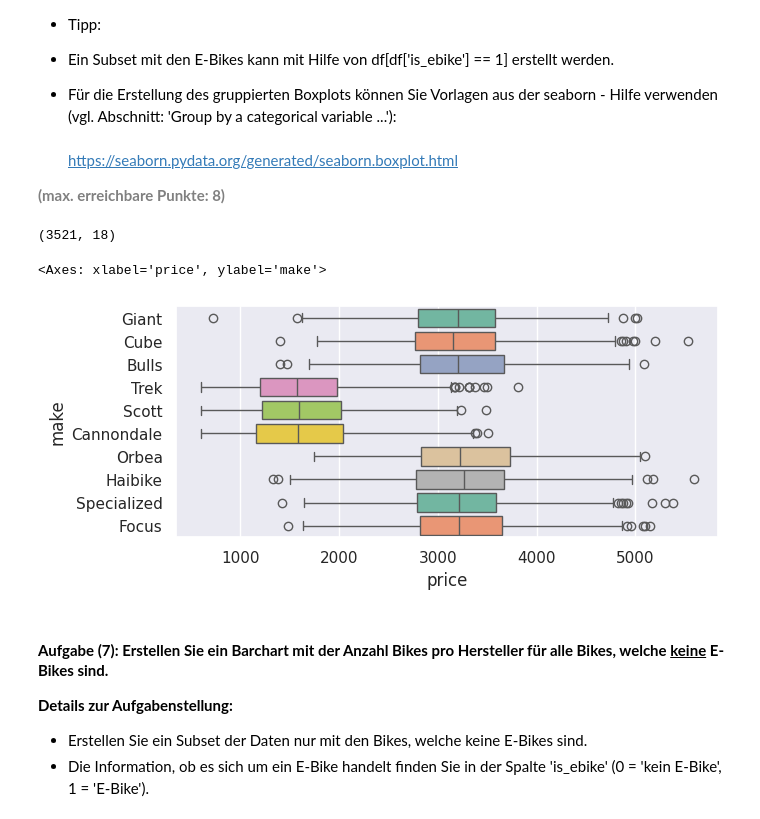
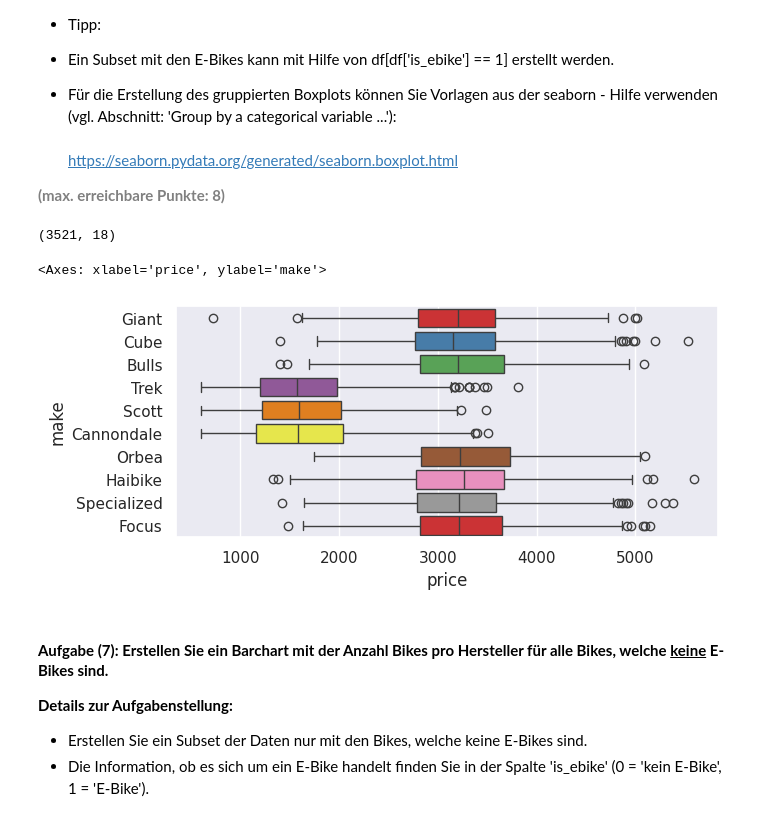
Before and after one commit to migifor-forstmi4/python_exploratory_data_analysis, a Jupyter notebook: LN2_AP02/AP02_Advanced_Data_Preparation_and_EDA.ipynb, the cells around one changed output. Drawn from its saved outputs; the diff is of its cells as text; code cells hidden in the pictures.

```diff
--- a/LN2_AP02/AP02_Advanced_Data_Preparation_and_EDA.ipynb
+++ b/LN2_AP02/AP02_Advanced_Data_Preparation_and_EDA.ipynb
@@ -431,19 +431,19 @@ plt.show()
 # %%
 # Subset der Daten nur mit E-Bikes erstellen
 df_sub = df.loc[(df.is_ebike == 1)]
 print(df_sub.shape)
 
 # Erstellen, Beschriften und Anzeigen eines gruppierten Boxplots der Preise pro Hersteller
 plt.figure(figsize = (7,3))
 sns.boxplot(x = 'price',
             y = 'make',
             data = df,
             orient = 'h',
-            palette = 'Set2',)
+            palette = 'Set1',)
 # %% [output]
 (3521, 18)
 <Axes: xlabel='price', ylabel='make'>
-[figure, old version]
+[figure, new version]
 # %% [markdown]
 #### <b>Aufgabe (7): Erstellen Sie ein Barchart mit der Anzahl Bikes pro Hersteller für alle Bikes, welche <u>keine</u> E-Bikes sind.</b>
 <b>Details zur Aufgabenstellung:</b>
```
